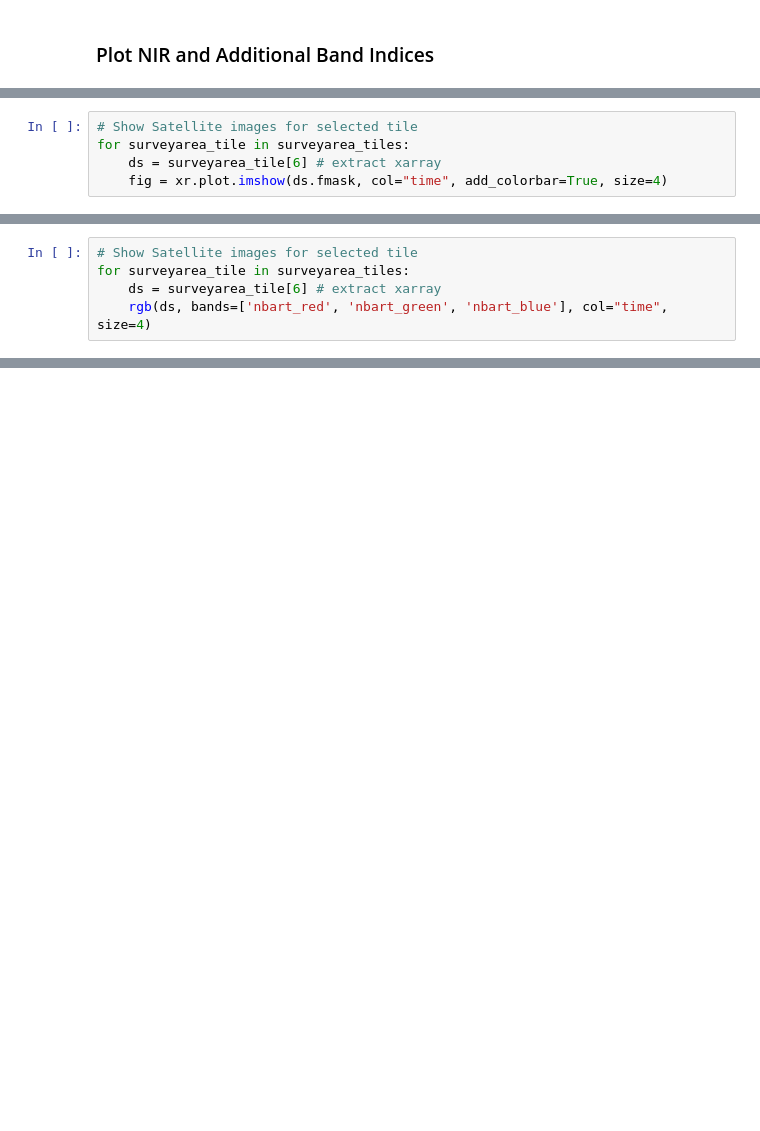
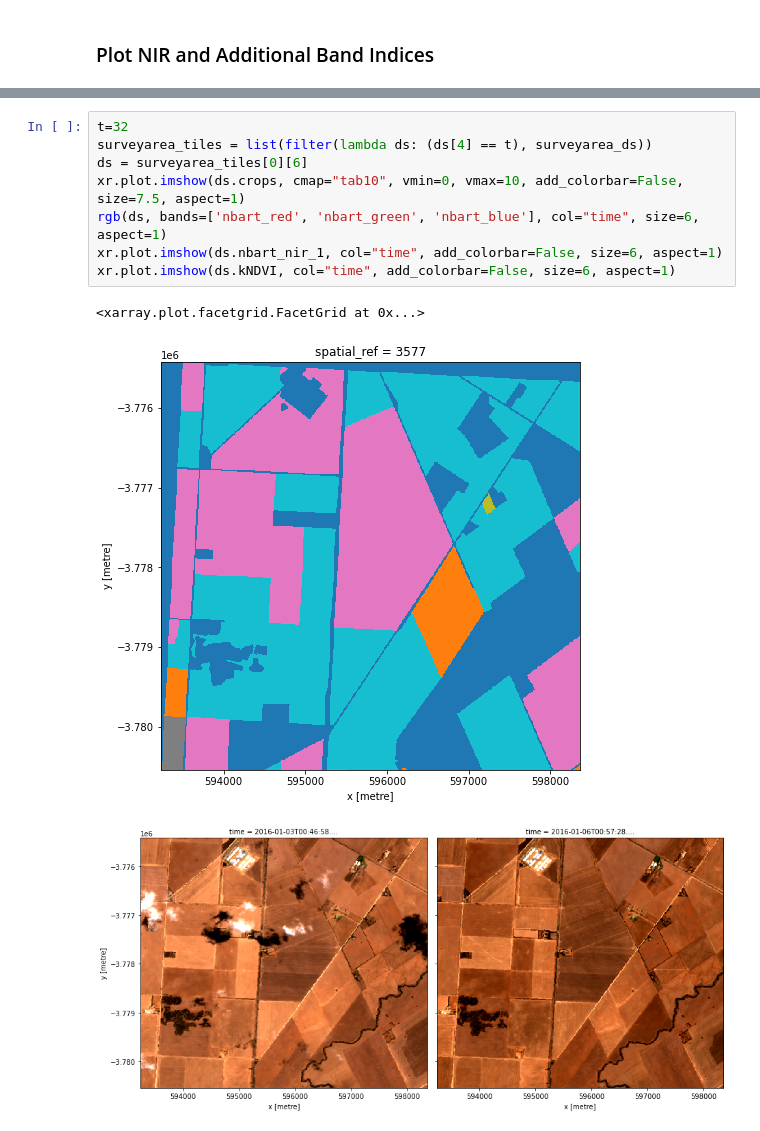
Before and after one commit to ascidian-ai/DEA_MultiSpectralImageTools, a Jupyter notebook: notebooks/DEA_InspectSentinel.ipynb, the cells around one changed output, grey strips where cells are left out. Drawn from its saved outputs; the diff is of its cells as text; blank space fills up the shorter version.

```diff
--- a/notebooks/DEA_InspectSentinel.ipynb
+++ b/notebooks/DEA_InspectSentinel.ipynb
@@ -247,5 +246,0 @@ surveyarea_tiles[6]
-# %%
-# Show Satellite images for selected tile
-for surveyarea_tile in surveyarea_tiles:
-    ds = surveyarea_tile[6] # extract xarray
-    fig = xr.plot.imshow(ds.fmask, col="time", add_colorbar=True, size=4)
@@ -266,5 +246,0 @@ for surveyarea_tile in surveyarea_tiles:
-# %%
-# Show Satellite images for selected tile
-for surveyarea_tile in surveyarea_tiles:
-    ds = surveyarea_tile[6] # extract xarray
-    rgb(ds, bands=['nbart_red', 'nbart_green', 'nbart_blue'], col="time", size=4)
@@ -282,0 +270,12 @@ for surveyarea_tile in surveyarea_tiles:
+# %%
+t=32
+surveyarea_tiles = list(filter(lambda ds: (ds[4] == t), surveyarea_ds))
+ds = surveyarea_tiles[0][6]
+xr.plot.imshow(ds.crops, cmap="tab10", vmin=0, vmax=10, add_colorbar=False, size=7.5, aspect=1)
+rgb(ds, bands=['nbart_red', 'nbart_green', 'nbart_blue'], col="time", size=6, aspect=1)
+xr.plot.imshow(ds.nbart_nir_1, col="time", add_colorbar=False, size=6, aspect=1)
+xr.plot.imshow(ds.kNDVI, col="time", add_colorbar=False, size=6, aspect=1)
+# %% [output]
+<xarray.plot.facetgrid.FacetGrid at 0x...>
+[figure, added]
+[figure, added]
```
Also changed, not shown: parts of 10 cells of this notebook, 3 other files.
